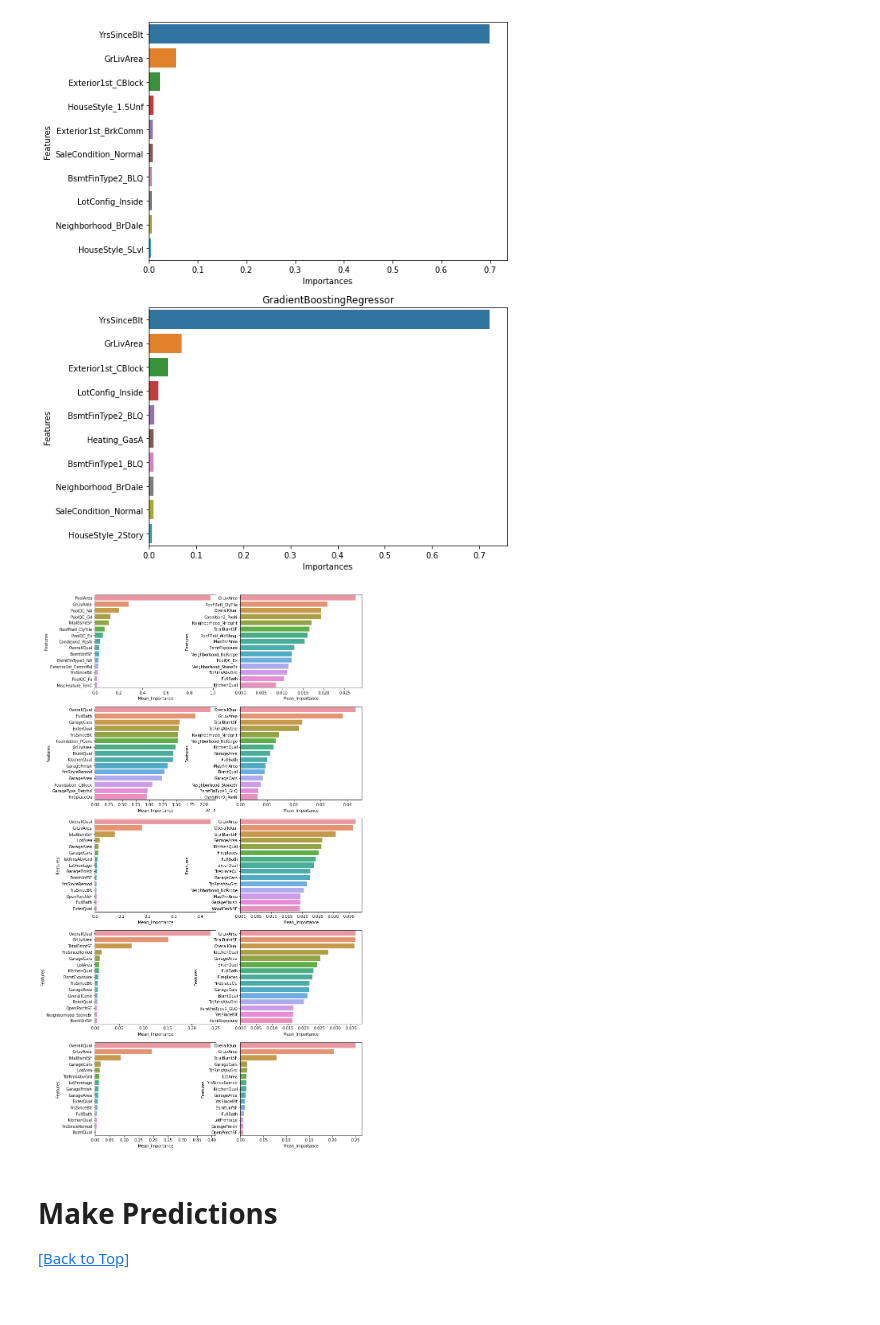
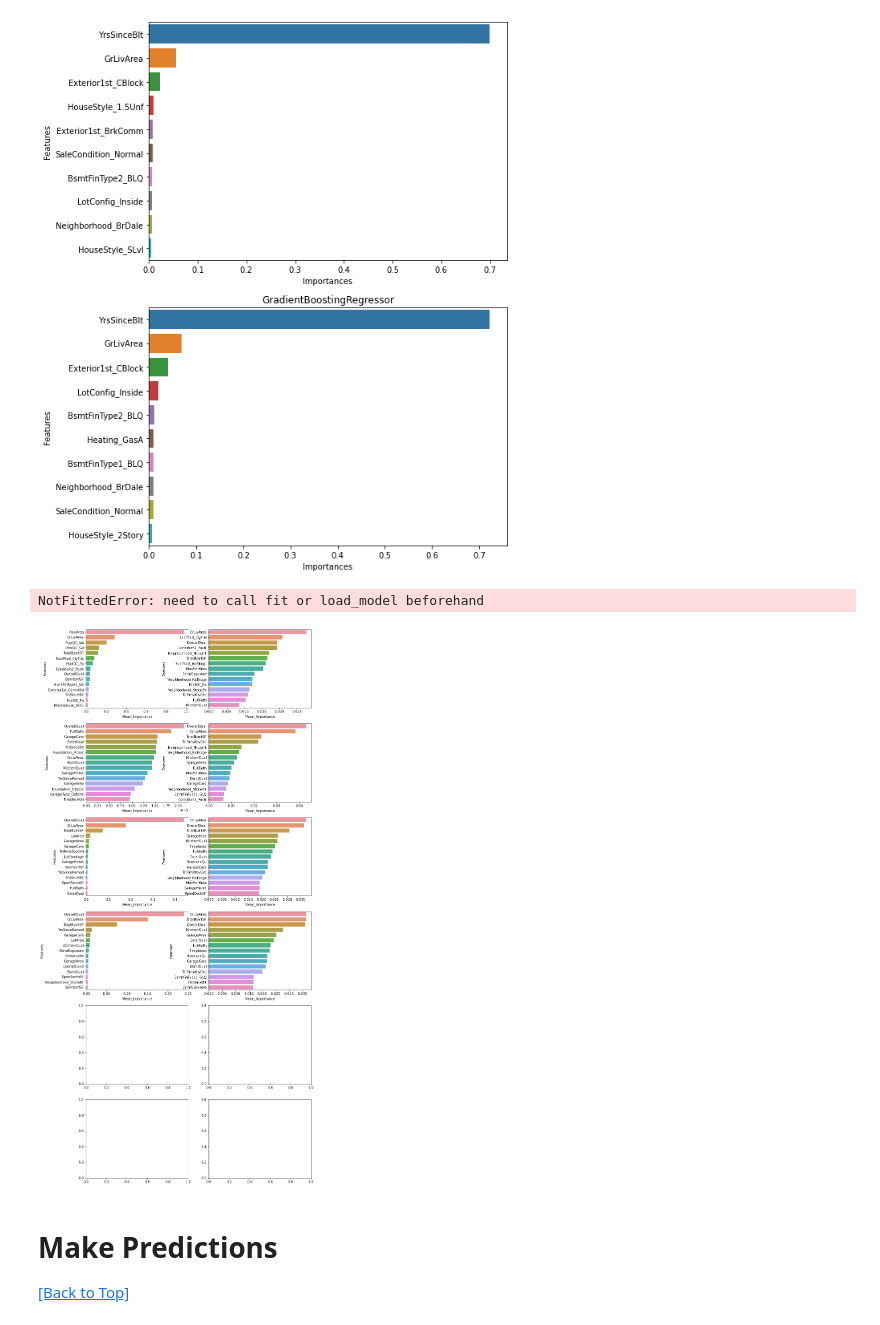
Before and after one commit to BaroqBard/IowaHousingPredictions, a Jupyter notebook: Iowa Housing Project - II. Modeling & Analysis.ipynb, the cells around one changed output. Saved outputs shown, nothing was run; the diff lists cells and outputs as text; code cells hidden in the pictures.

Commit message:
Some Perm Updates | rerun tunedxgboost

```diff
--- a/Iowa Housing Project - II. Modeling & Analysis.ipynb
+++ b/Iowa Housing Project - II. Modeling & Analysis.ipynb
@@ -63,8 +63,8 @@ resul = pd.DataFrame(columns = ['Model', 'Ridge', 'SVR', 'RForest', 'GBoost', 'X
 resul.set_index("Model", inplace = True)
 resul.loc['StandardTrain'] = [0, 0, 0, 0, 0, 0]
 resul.loc['StandardTest'] = [0, 0, 0, 0, 0, 0]
-resul.loc['GSTunedTrain'] = [0, 0, 0, 0, 0, 0]
-resul.loc['GSTunedTest'] = [0, 0, 0, 0, 0, 0]
+resul.loc['TunedTrain'] = [0, 0, 0, 0, 0, 0]
+resul.loc['TunedTest'] = [0, 0, 0, 0, 0, 0]
 
 ##########################################
 ### Build & Test Models w/o GridSearch ###
@@ -114,8 +114,8 @@ resul = pd.DataFrame(columns = ['Model', 'Ridge', 'SVR', 'RForest', 'GBoost', 'X
 resul.set_index("Model", inplace = True)
 resul.loc['StandardTrain'] = [0, 0, 0, 0, 0, 0]
 resul.loc['StandardTest'] = [0, 0, 0, 0, 0, 0]
-resul.loc['GridSearchCVTrain'] = [0, 0, 0, 0, 0, 0]
-resul.loc['GridSearchCVTest'] = [0, 0, 0, 0, 0, 0]
+resul.loc['TunedTrain'] = [0, 0, 0, 0, 0, 0]
+resul.loc['TunedTest'] = [0, 0, 0, 0, 0, 0]
 
 ##########################################
 ### Build & Test Models w/o GridSearch ###
@@ -295,12 +295,12 @@ GradientBoost Params: {'model__learning_rate': 0.1, 'model__max_depth': 2, 'mode
 ### XGRandom Forest Regressor ###
 #################################
 
-xgForest = xgb.XGBRFRegressor(n_jobs = -2, random_state = 430)
+xgForest2 = xgb.XGBRFRegressor(n_jobs = -2, random_state = 430)
 pca = PCA(random_state=430)
 
 # Pipe & Search
 pipeline = Pipeline(steps=[('pca', pca),
-                          ('model', xgForest)])
+                          ('model', xgForest2)])
 xgf_grid = {'model__n_estimators': [500, 750, 1000],
            'model__max_depth': [11, 13, 15, 17, 19, 21],
            'model__gamma': [0, 0.1, 0.25, 0.5, 0.75, 0.9, 1],
@@ -326,17 +326,17 @@ XGRandomForest Params: {'model__gamma': 0, 'model__learning_rate': 1, 'model__ma
 ### XGBoost Regressor ###
 #########################
 
-xgBooster = xgb.XGBRegressor(n_jobs = -2, random_state = 430)
+xgBooster2 = xgb.XGBRegressor(n_jobs = -2, random_state = 430)
 pca = PCA(random_state=430)
 
 # Pipe & Search
 pipeline = Pipeline(steps=[('pca', pca),
-                          ('model', xgBooster)])
+                          ('model', xgBooster2)])
 xgb_grid = {'model__n_estimators': [250, 500, 750],
            'model__max_depth': [2, 4, 6],
            'model__gamma': [0, 2, 4, 6, 8, 10],
            'model__learning_rate': [0.01, 0.1, 1]}
-gs_xgBooster = model_selection.GridSearchCV(xgBooster, xgb_grid, n_jobs=-2, cv=3)
+gs_xgBooster = model_selection.GridSearchCV(pipeline, xgb_grid, n_jobs=-2, cv=3)
 gs_xgBooster.fit(x_train, y_train['SalePrice'])
 print('XGBooster Params: ' + str(gs_xgBooster.best_params_))
 
@@ -410,40 +402,42 @@ for ax, grid in zip(axs.flat, grids):
 ### Permutation Importance ###
 ##############################
 
 from sklearn.inspection import permutation_importance
 
 # Collect all predictive models in use
-all_models = [ridge, gs_ridge, svr, gs_svr,
+all_models = [ridge, gs_ridge,
+             svr, gs_svr,
              randomForest, gs_randomForest,
              gradientBoost, gs_gradientBoost,
-             xgForest, xgBooster]
-fig, axs = plt.subplots(5, 2, figsize=(12, 25))
+             xgForest, gs_xgForest,
+             xgBooster, gs_xgBooster]
+fig, axs = plt.subplots(6, 2, figsize=(12, 30))
 
 # Prepare Plot Names
 model_names = ['Ridge Regressor', 'GS Ridge Regressor',
               'SV Regressor', 'GS SV Regressor',
               'Random Forest', 'GS Random Forest',
               'Gradient Boost', 'GS Gradient Boost',
-              'XGRF Regressor', 'XGBooster']
+              'XGRF Regressor', 'GS XGRF Regressor',
+              'XGBooster', 'GS XGBooster']
 m_idx = 0
 
 # Get Permutation Importance & Plot
 for ax, mod in zip(axs.flat, all_models):
     perms = permutation_importance(mod, x_train, y_train['SalePrice'],
                                   n_jobs=-2, random_state=430)
 
     # Generate Permutation DF
     perm_imp = pd.DataFrame({'Mean_Importance': list(perms['importances_mean']),
                             'Features': x_train.columns.to_list()})
     perm_imp = perm_imp.sort_values(by='Mean_Importance', ascending=False).head(15)
 
     # Plot
-#     ax.set_title(model_names[m_idx])
     sns.barplot(x=perm_imp['Mean_Importance'], y=perm_imp['Features'], ax=ax)
-#     ax.set_yticklabels(ax.get_xticklabels(), rotation=30)
     m_idx += 1
 # %% [output]
+NotFittedError: need to call fit or load_model beforehand
-[figure, old version]
+[figure, new version]
 # %% [markdown]
 # Make Predictions
 [[Back to Top]](#Iowa-Housing-Pricing:-Modeling-&-Analysis)
```
Also changed, not shown: parts of 8 cells of this notebook.
